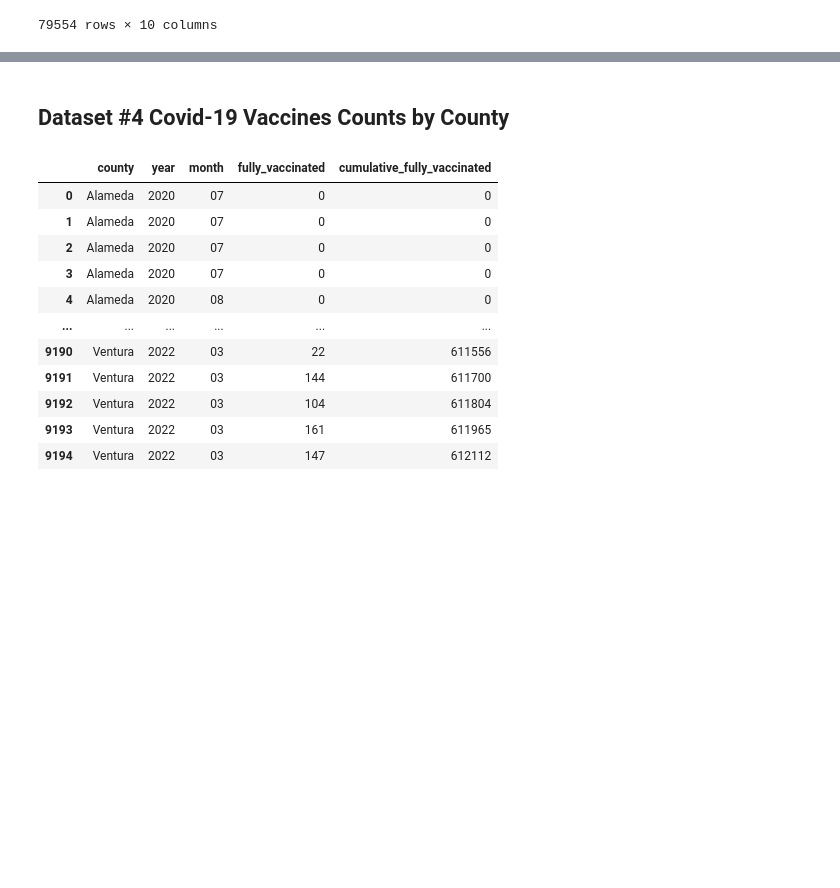
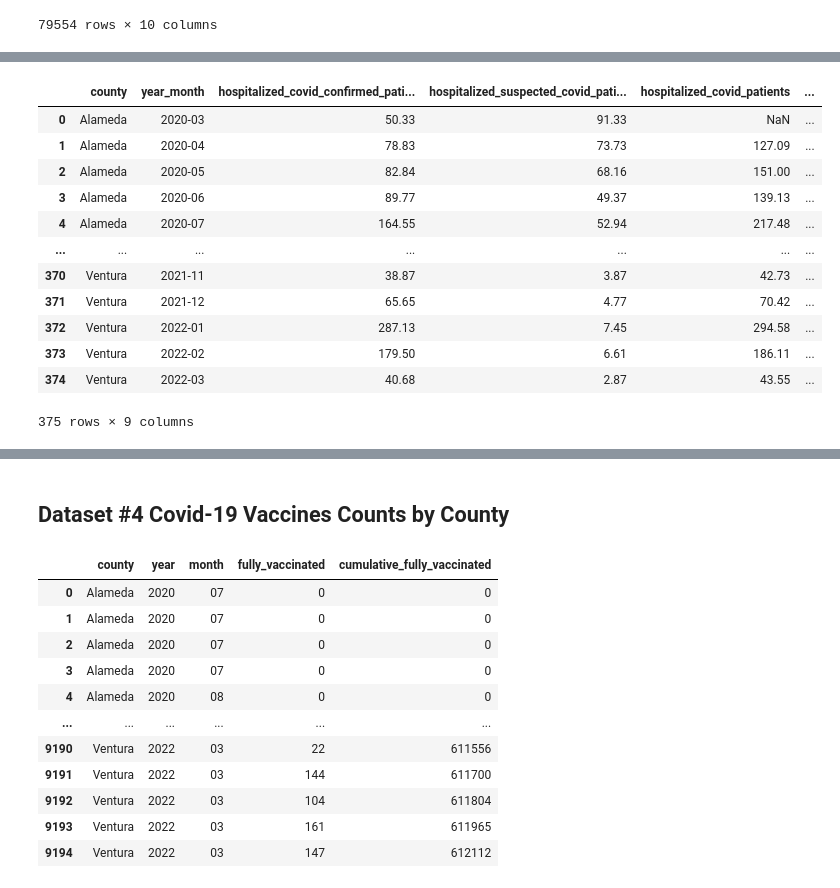
Before and after one commit to COGS108/Group022_WI24, a Jupyter notebook: EDACheckpoint_Group022_WI24.ipynb, the cells around one changed output, grey strips where cells are left out. Drawn from its saved outputs; the diff is of its cells as text; code cells hidden in the pictures; blank space fills up the shorter version.

```diff
--- a/EDACheckpoint_Group022_WI24.ipynb
+++ b/EDACheckpoint_Group022_WI24.ipynb
@@ -179,3 +182,19 @@ hospital_df.head()
+# %%
+hospital_df
+# %% [output]
+|  | county | year_month | hospitalized_covid_confirmed_pati... | hospitalized_suspected_covid_pati... | hospitalized_covid_patients | ... |
+| 0 | Alameda | 2020-03 | 50.33 | 91.33 | NaN | ... |
+| 1 | Alameda | 2020-04 | 78.83 | 73.73 | 127.09 | ... |
+| 2 | Alameda | 2020-05 | 82.84 | 68.16 | 151.00 | ... |
+| 3 | Alameda | 2020-06 | 89.77 | 49.37 | 139.13 | ... |
+| 4 | Alameda | 2020-07 | 164.55 | 52.94 | 217.48 | ... |
+| ... | ... | ... | ... | ... | ... | ... |
+| 370 | Ventura | 2021-11 | 38.87 | 3.87 | 42.73 | ... |
+| 371 | Ventura | 2021-12 | 65.65 | 4.77 | 70.42 | ... |
+| 372 | Ventura | 2022-01 | 287.13 | 7.45 | 294.58 | ... |
+| 373 | Ventura | 2022-02 | 179.50 | 6.61 | 186.11 | ... |
+| 374 | Ventura | 2022-03 | 40.68 | 2.87 | 43.55 | ... |
+375 rows × 9 columns
 # %%
 # Proportion of missingness in each column
 hospital_df.isnull().sum() / len(hospital_df)
```
Also changed, not shown: parts of 4 cells of this notebook.
